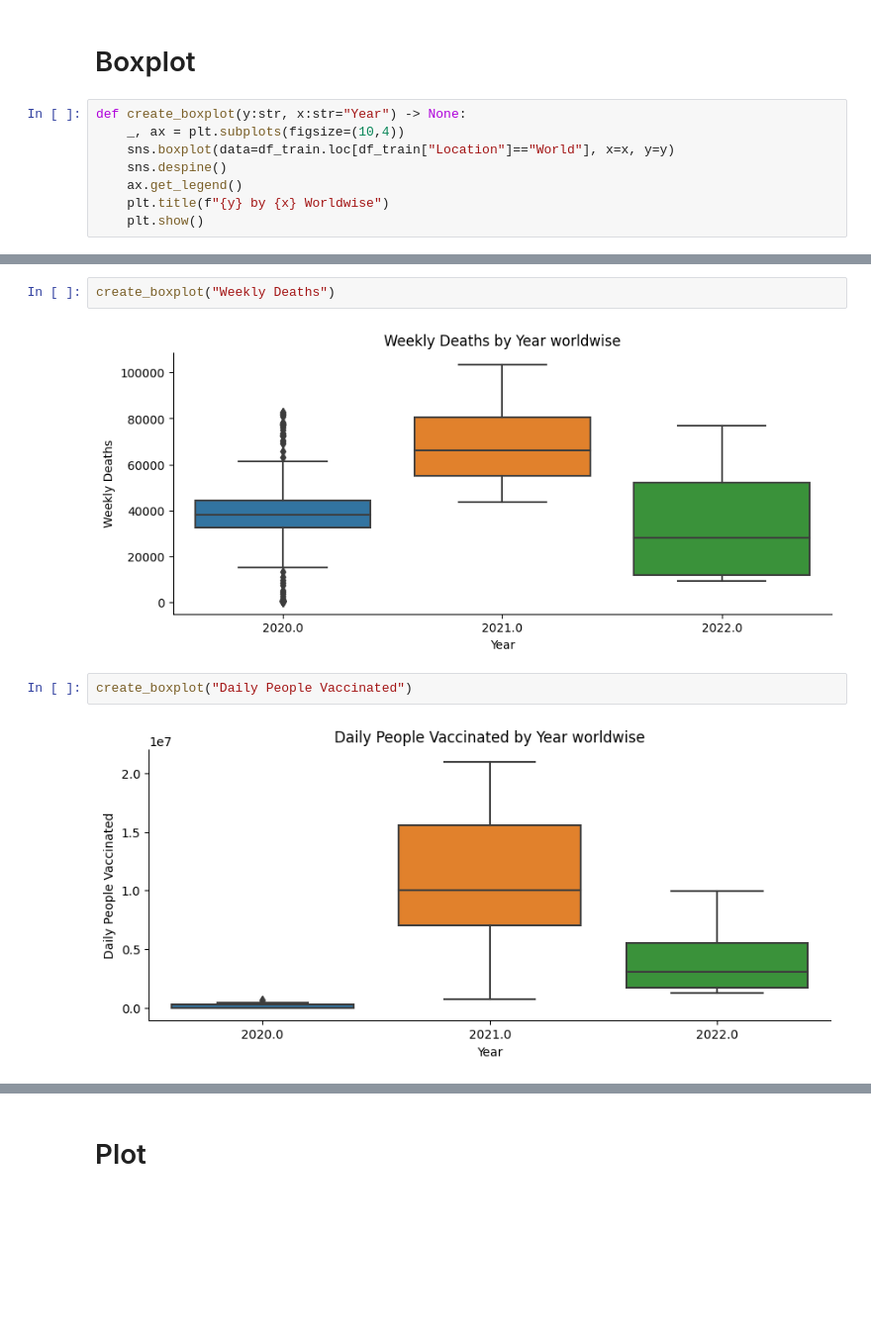
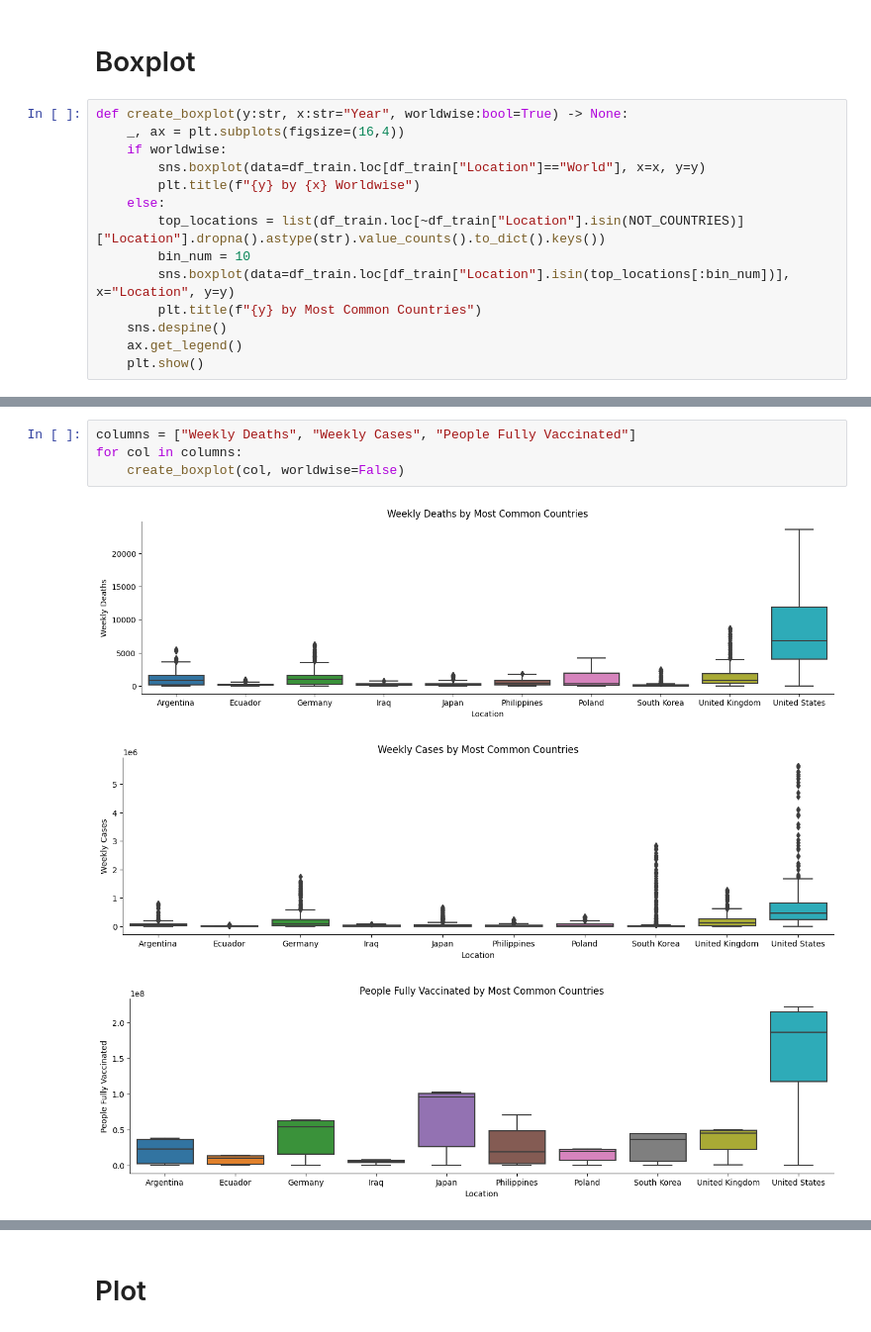
Before and after one commit to BiancaCarneiro/Covid-Prediction, a Jupyter notebook: project/notebooks/covid_visualization.ipynb, the cells around one changed output, grey strips where cells are left out. Shown: that part at 99% size. Drawn from its saved outputs; the diff is of its cells as text; blank space fills up the shorter version.

```diff
--- a/project/notebooks/covid_visualization.ipynb
+++ b/project/notebooks/covid_visualization.ipynb
@@ -69,10 +88,16 @@ plt.show()
 # %% [markdown]
 # Boxplot
 # %%
-def create_boxplot(y:str, x:str="Year") -> None:
-    _, ax = plt.subplots(figsize=(10,4))
-    sns.boxplot(data=df_train.loc[df_train["Location"]=="World"], x=x, y=y)
+def create_boxplot(y:str, x:str="Year", worldwise:bool=True) -> None:
+    _, ax = plt.subplots(figsize=(16,4))
+    if worldwise:
+        sns.boxplot(data=df_train.loc[df_train["Location"]=="World"], x=x, y=y)
+        plt.title(f"{y} by {x} Worldwise")
+    else:
+        top_locations = list(df_train.loc[~df_train["Location"].isin(NOT_COUNTRIES)]["Location"].dropna().astype(str).value_counts().to_dict().keys())
+        bin_num = 10
+        sns.boxplot(data=df_train.loc[df_train["Location"].isin(top_locations[:bin_num])], x="Location", y=y)
+        plt.title(f"{y} by Most Common Countries")
     sns.despine()
     ax.get_legend()
-    plt.title(f"{y} by {x} Worldwise")
     plt.show()
@@ -83,8 +104,8 @@ create_boxplot("Weekly Cases")
-# %%
-create_boxplot("Weekly Deaths")
-# %% [output]
-[figure, removed]
-# %%
-create_boxplot("Daily People Vaccinated")
-# %% [output]
-[figure, removed]
+# %%
+columns = ["Weekly Deaths", "Weekly Cases", "People Fully Vaccinated"]
+for col in columns:
+    create_boxplot(col, worldwise=False)
+# %% [output]
+[figure, added]
+[figure, added]
+[figure, added]
```
Also changed, not shown: parts of 9 cells of this notebook, 2 other files.
